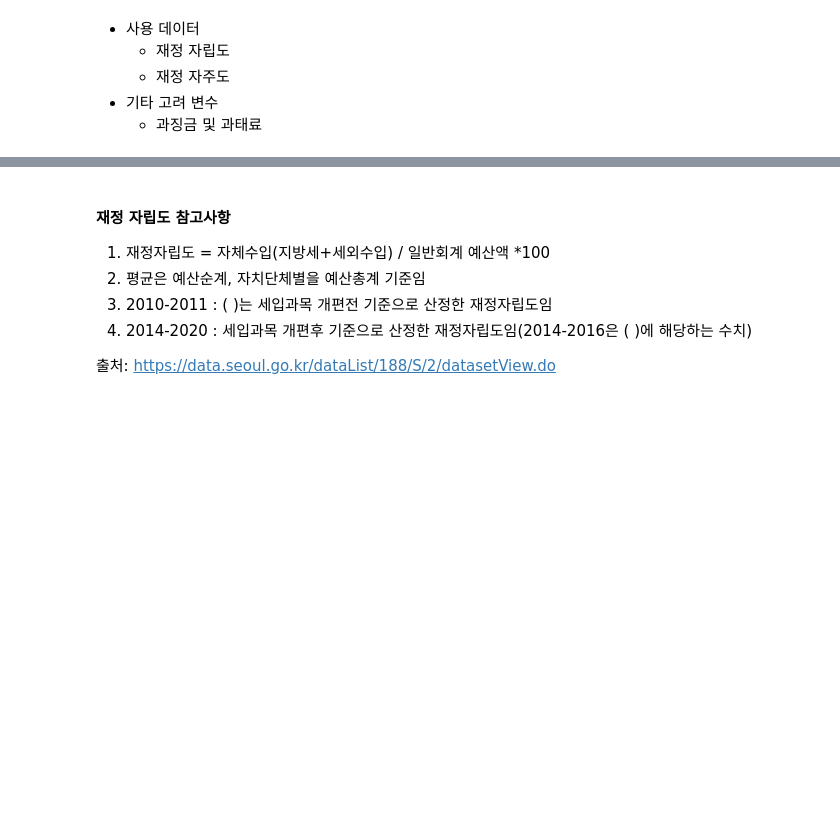
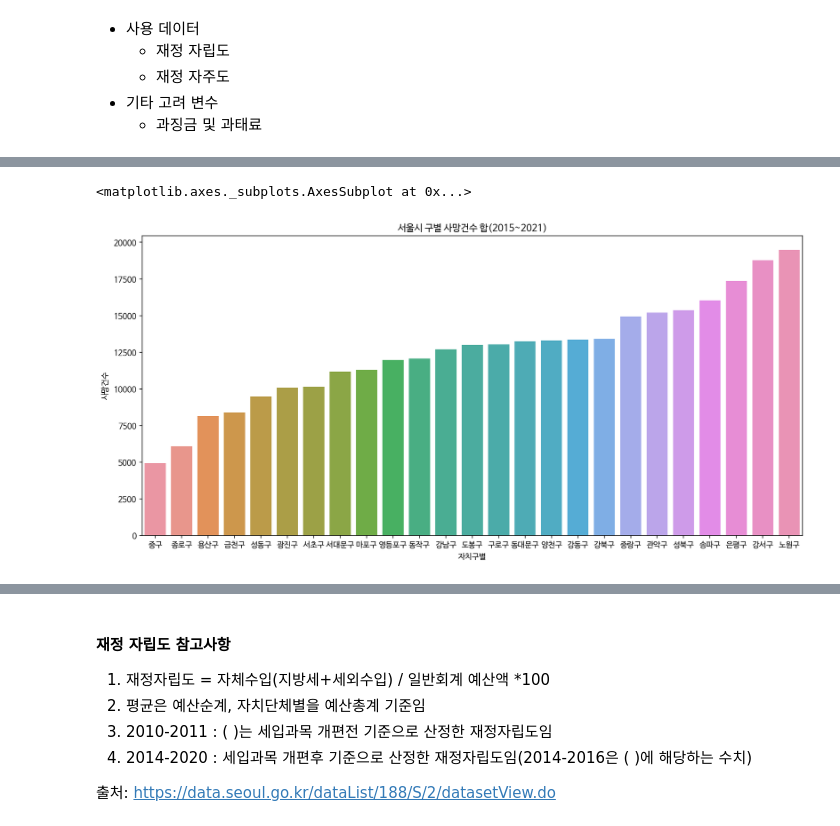
Before and after one commit to Gi-Woong/SDA-TeamProject, a Jupyter notebook: SDA_Term_Project.ipynb, the cells around one changed output, grey strips where cells are left out. Cells and saved outputs as stored; diff of their text form; code cells hidden in the pictures; blank space fills up the shorter version.

```diff
--- a/SDA_Term_Project.ipynb
+++ b/SDA_Term_Project.ipynb
@@ -63,0 +205,9 @@ df_5 = read_excel("https://github.com/mjuppp1/SDA2022/blob/main/data/%EC%9E%AC%E
+# %%
+plt.figure(figsize=(15, 7))
+df_temp = df_1_melt.drop(columns="연도").groupby("자치구별").sum().reset_index().sort_values("사망건수")
+plt.title("서울시 구별 사망건수 합(2015~2021)")
+sns.barplot(x=df_temp["자치구별"],
+            y=df_temp["사망건수"])
+# %% [output]
+<matplotlib.axes._subplots.AxesSubplot at 0x...>
+[figure, added]
```
Also changed, not shown: parts of 60 cells of this notebook.
